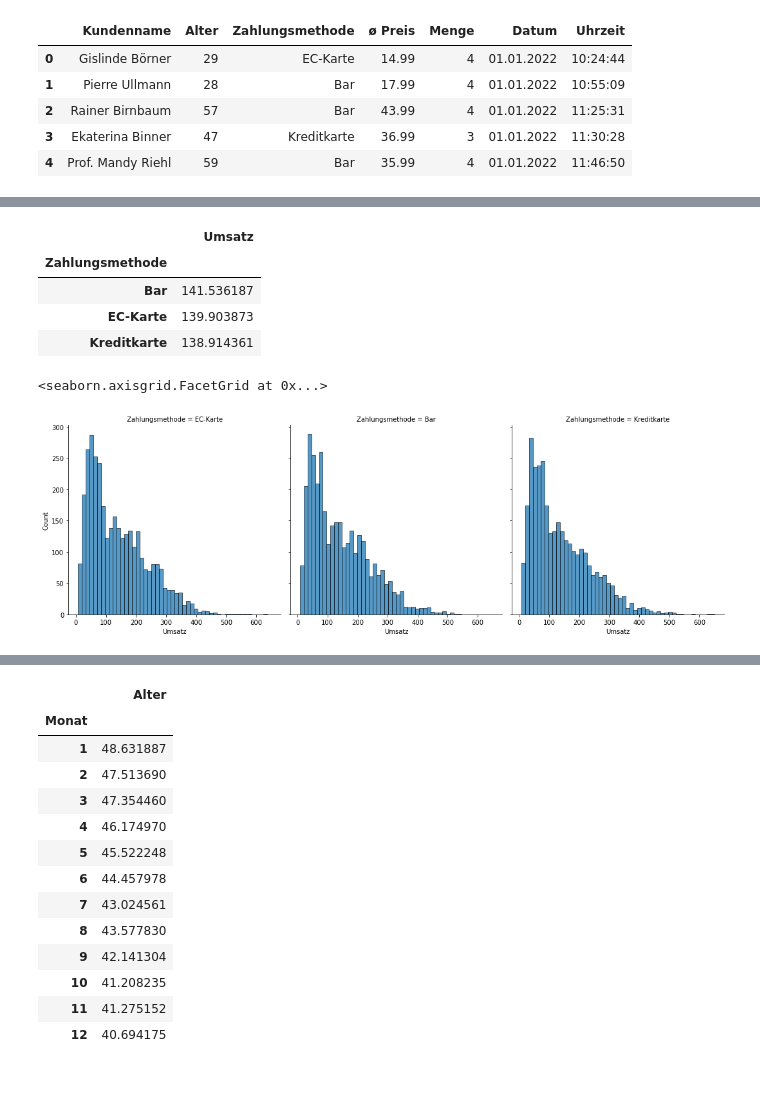
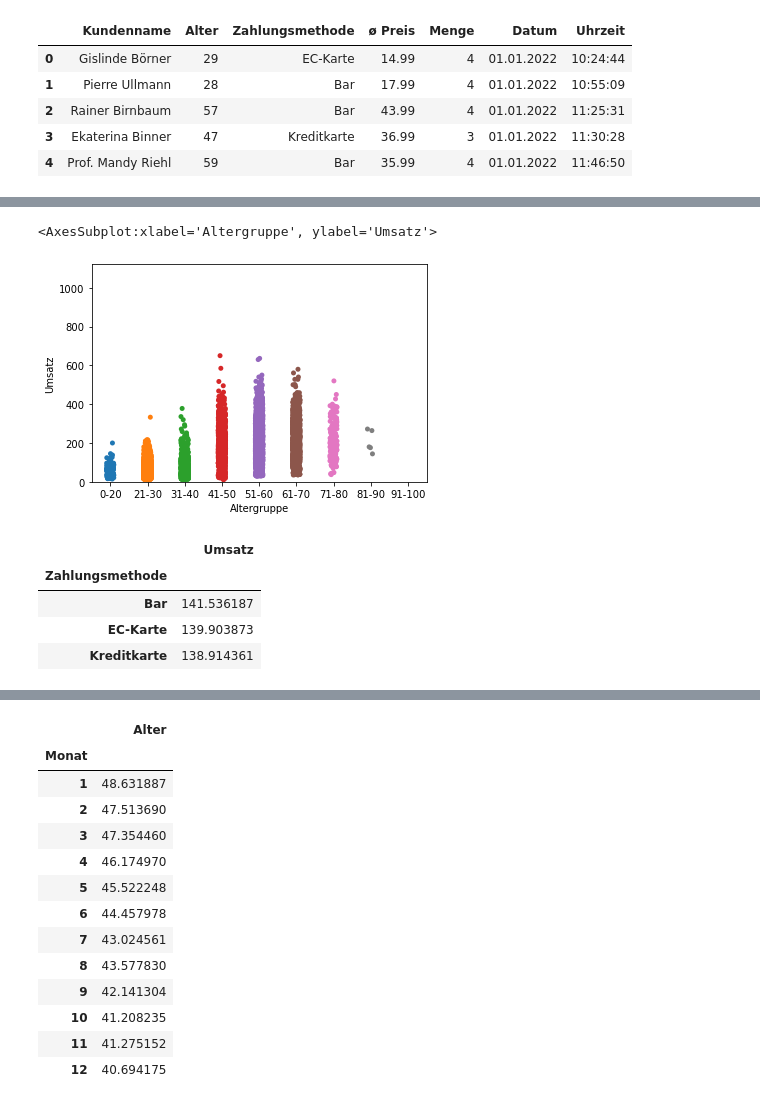
Before and after one commit to fredzett/BA-C, a Jupyter notebook: Chapters/sandbox.ipynb, the cells around one changed output, grey strips where cells are left out. Cells and saved outputs as stored; diff of their text form; code cells hidden in the pictures.

```diff
--- a/Chapters/sandbox.ipynb
+++ b/Chapters/sandbox.ipynb
@@ -212,6 +212,15 @@ df.head()
 | 2 | Rainer Birnbaum | 57 | Bar | 43.99 | 4 | 2022-01-01 | 11:25:31 | 175.96 | 43.99 | Saturday | ... |
 | 3 | Ekaterina Binner | 47 | Kreditkarte | 36.99 | 3 | 2022-01-01 | 11:30:28 | 110.97 | 36.99 | Saturday | ... |
 | 4 | Prof. Mandy Riehl | 59 | Bar | 35.99 | 4 | 2022-01-01 | 11:46:50 | 143.96 | 35.99 | Saturday | ... |
+# %%
+sns.histplot(data=df, x="Alter")
+
+# create a new column with age groups (10-20, 21-30, 31-40, 41-50, 51-60, 61-70, 71-80, 81-90, 91-100)
+df["Altergruppe"] = pd.cut(df["Alter"], bins=[10, 20, 30, 40, 50, 60, 70, 80, 90, 100], labels=["0-20", "21-30", "31-40", "41-50", "51-60", "61-70", "71-80", "81-90", "91-100"])
+sns.stripplot(data=df, x="Altergruppe", y="Umsatz", jitter=0.1)
+# %% [output]
+<AxesSubplot:xlabel='Altergruppe', ylabel='Umsatz'>
+[figure, added]
 # %%
 df.groupby("Zahlungsmethode").agg({"Umsatz": "mean"})
 # %% [output]
@@ -220,8 +229,3 @@ df.groupby("Zahlungsmethode").agg({"Umsatz": "mean"})
 | Bar | 141.536187 |
 | EC-Karte | 139.903873 |
 | Kreditkarte | 138.914361 |
-# %%
-sns.displot(df, x="Umsatz", kind="hist", fill=True)
-# %% [output]
-<seaborn.axisgrid.FacetGrid at 0x...>
-[figure, removed]
```
Also changed, not shown: parts of 4 cells of this notebook, 15 other files.
